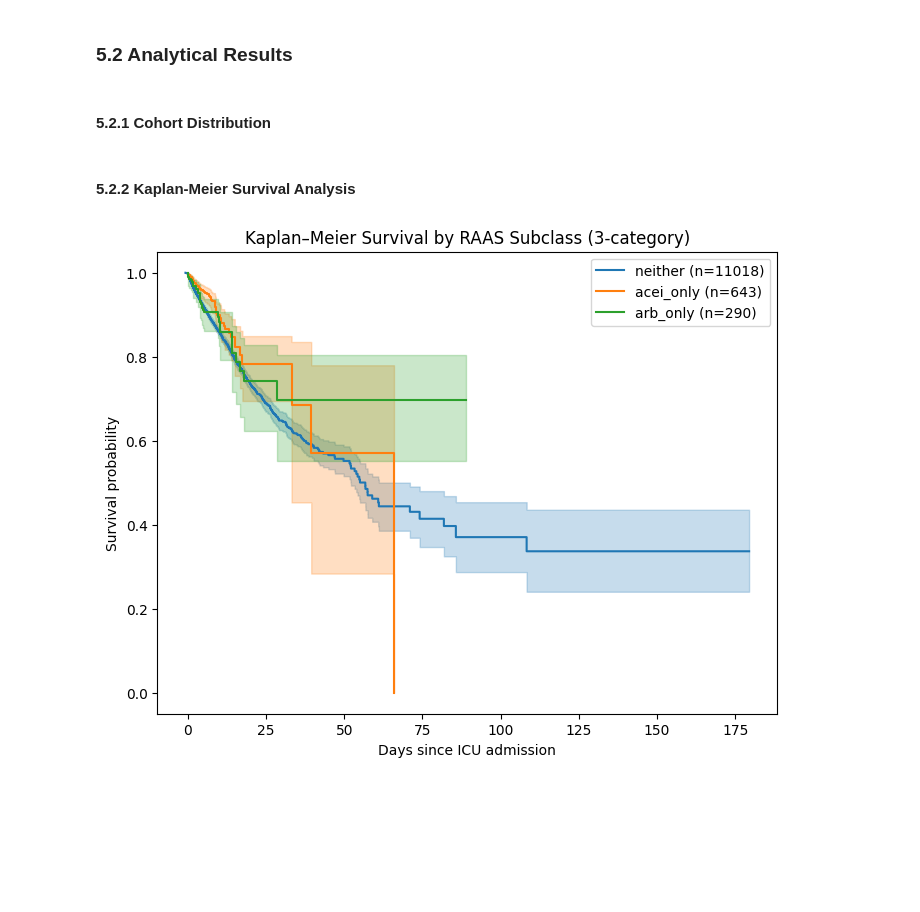
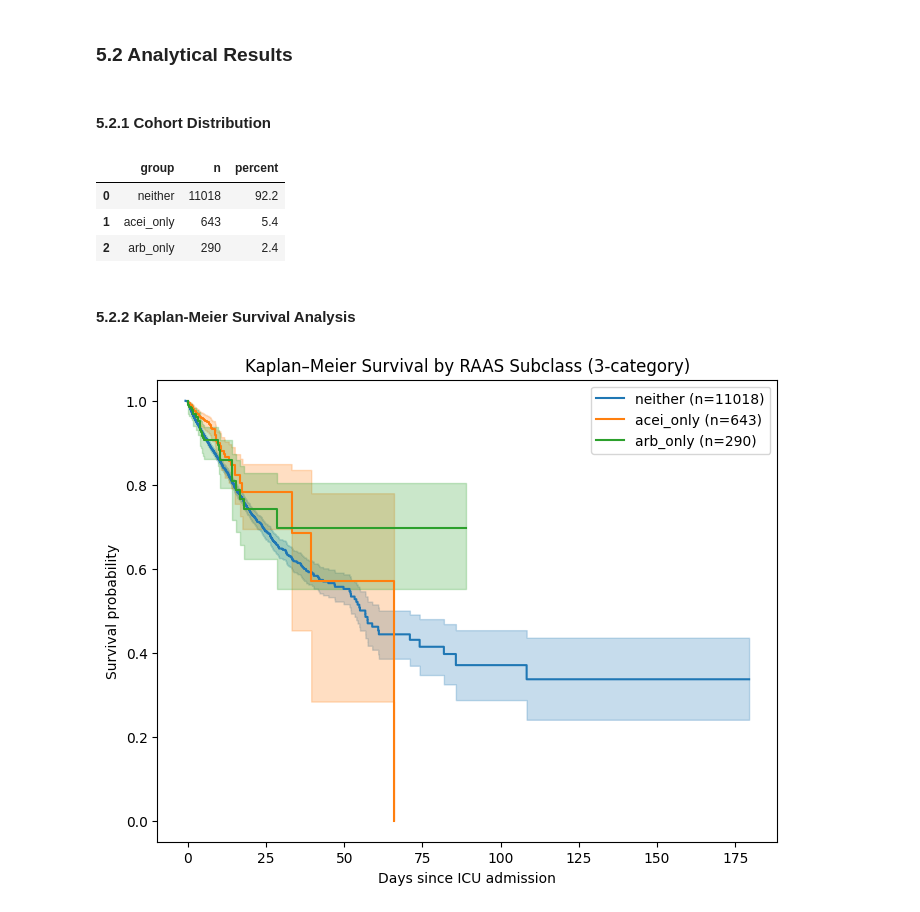
Before and after one commit to makotoy56/mimic-iv-copd-raas-analysis, a Jupyter notebook: notebooks/04b_outcomes_and_modeling_raas_subgroups.ipynb, the cells around one changed output. Drawn from its saved outputs; the diff is of its cells as text; code cells hidden in the pictures; blank space fills up the shorter version.

```diff
--- a/notebooks/04b_outcomes_and_modeling_raas_subgroups.ipynb
+++ b/notebooks/04b_outcomes_and_modeling_raas_subgroups.ipynb
@@ -165,6 +165,24 @@ cox_df_04b.head()
 ### 5.2 Analytical Results
 # %% [markdown]
 #### 5.2.1 Cohort Distribution
+# %%
+cohort_summary = (
+    df_04b["exposure_group_3cat_monotherapy"]
+    .value_counts(dropna=False)
+    .rename_axis("group")
+    .reset_index(name="n")
+)
+
+cohort_summary["percent"] = (
+    cohort_summary["n"] / cohort_summary["n"].sum() * 100
+).round(1)
+
+display(cohort_summary)
+# %% [output]
+|  | group | n | percent |
+| 0 | neither | 11018 | 92.2 |
+| 1 | acei_only | 643 | 5.4 |
+| 2 | arb_only | 290 | 2.4 |
 # %% [markdown]
 #### 5.2.2 Kaplan-Meier Survival Analysis
 # %%
```
Also changed, not shown: parts of 3 cells of this notebook, 8 other files.
